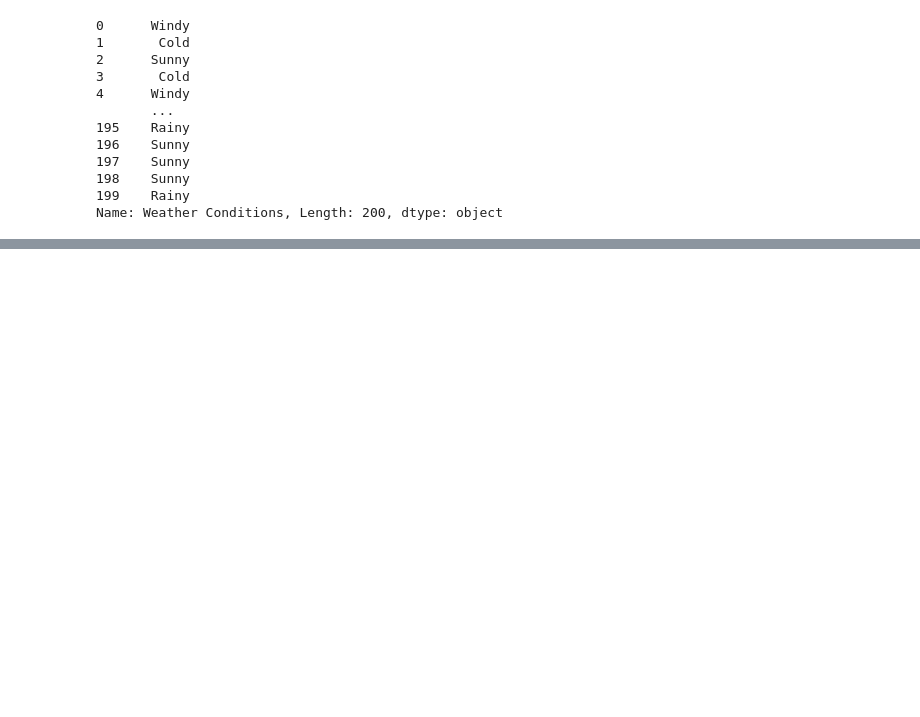
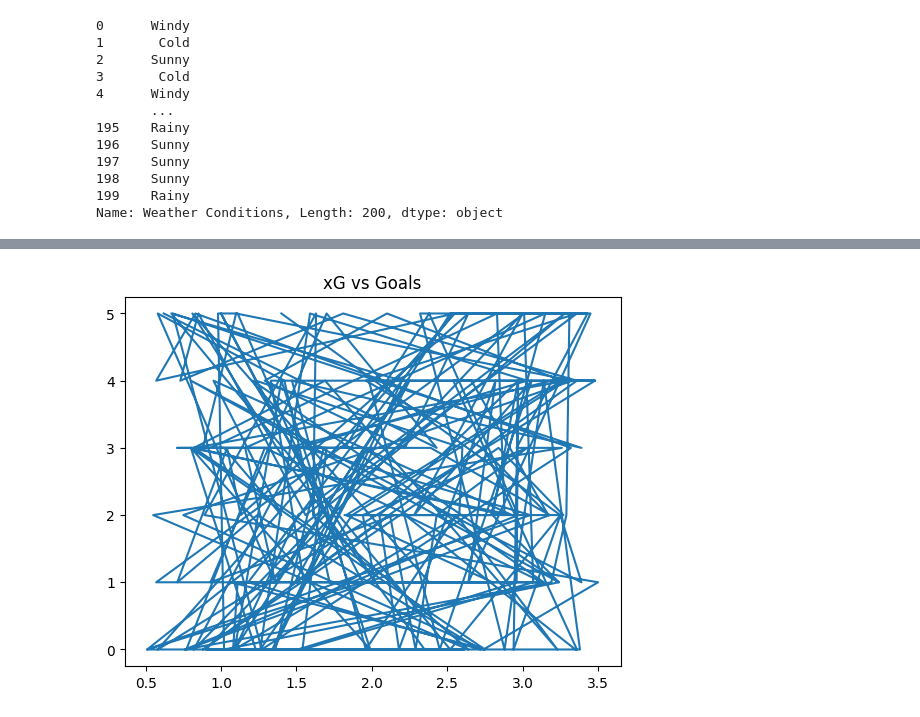
Before and after one commit to gykunju/Scientific-Computing, a Jupyter notebook: pandas/barcelona.ipynb, the cells around one changed output, grey strips where cells are left out. Saved outputs shown, nothing was run; the diff lists cells and outputs as text; code cells hidden in the pictures; blank space fills up the shorter version.

```diff
--- a/pandas/barcelona.ipynb
+++ b/pandas/barcelona.ipynb
@@ -144,0 +186,9 @@ data
+# %%
+# Relation Between xG and Goals Scored
+
+
+plt.plot('xG', 'Goals Scored', data=data,)
+plt.title('xG vs Goals')
+plt.show()
+# %% [output]
+[figure, added]
```
Also changed, not shown: parts of 10 cells of this notebook, 9 other files.
